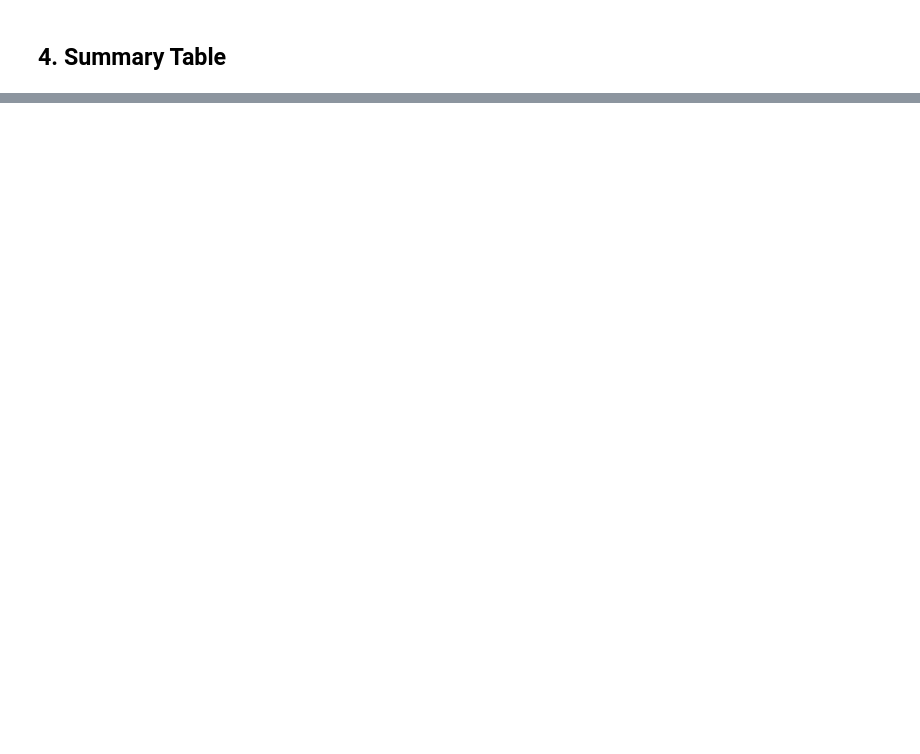
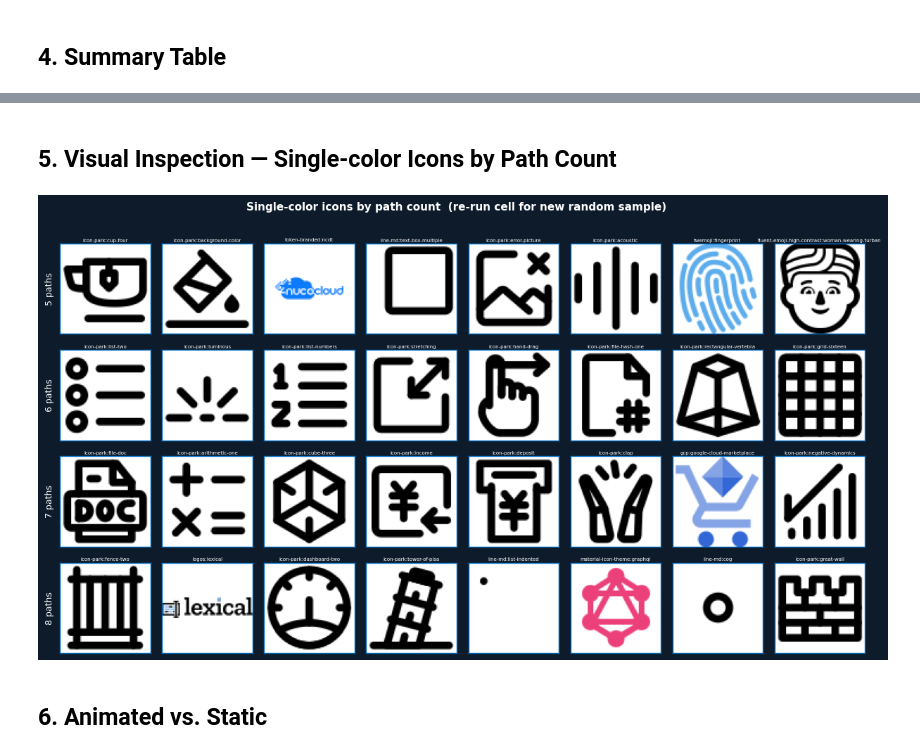
Before and after one commit to yauheniya-adesso/icongenai, a Jupyter notebook: notebooks/01_explore_filtered.ipynb, the cells around one changed output, grey strips where cells are left out. Cells and saved outputs as stored; diff of their text form; code cells hidden in the pictures; blank space fills up the shorter version.

```diff
--- a/notebooks/01_explore_filtered.ipynb
+++ b/notebooks/01_explore_filtered.ipynb
@@ -186,0 +240,52 @@ summary
+# %% [markdown]
+## 5. Visual Inspection — Single-color Icons by Path Count
+# %%
+import io
+import random
+import cairosvg
+from PIL import Image
+
+def _svg_to_img(svg_str: str, size: int = 80) -> np.ndarray:
+    png = cairosvg.svg2png(
+        bytestring=svg_str.encode(),
+        output_width=size,
+        output_height=size,
+        background_color="white",
+    )
+    return np.array(Image.open(io.BytesIO(png)).convert("RGB"))
+
+rows_paths = [5, 6, 7, 8]
+n_cols = 8
+
+fig, axes = plt.subplots(
+    len(rows_paths), n_cols,
+    figsize=(n_cols * 1.5, len(rows_paths) * 1.5 + 0.5),
+    facecolor=dark_bg,
+)
+fig.subplots_adjust(hspace=0.3, wspace=0.08)
+
+for row_i, n_paths in enumerate(rows_paths):
+    pool = [r for r in single if r["path_count"] == n_paths]
+    sample = random.sample(pool, min(n_cols, len(pool))) if pool else []
+    for col_i in range(n_cols):
+        ax = axes[row_i, col_i]
+        ax.set_facecolor("white")
+        for spine in ax.spines.values():
+            spine.set_edgecolor(blue)
+            spine.set_linewidth(1.0)
+        ax.set_xticks([])
+        ax.set_yticks([])
+        if col_i < len(sample):
+            ax.imshow(_svg_to_img(sample[col_i]["svg"]))
+            ax.set_title(sample[col_i]["icon_id"], fontsize=5, color=white, pad=2)
+        if col_i == 0:
+            ax.set_ylabel(f"{n_paths} paths", color=white, fontsize=9, labelpad=6)
+
+fig.suptitle("Single-color icons by path count  (re-run cell for new random sample)",
+             color=white, fontsize=11, fontweight="bold", y=1.01)
+plt.tight_layout()
+plt.show()
+# %% [output]
+[figure, added]
+# %% [markdown]
+## 6. Animated vs. Static
```
Also changed, not shown: parts of 13 cells of this notebook, 5 other files.
